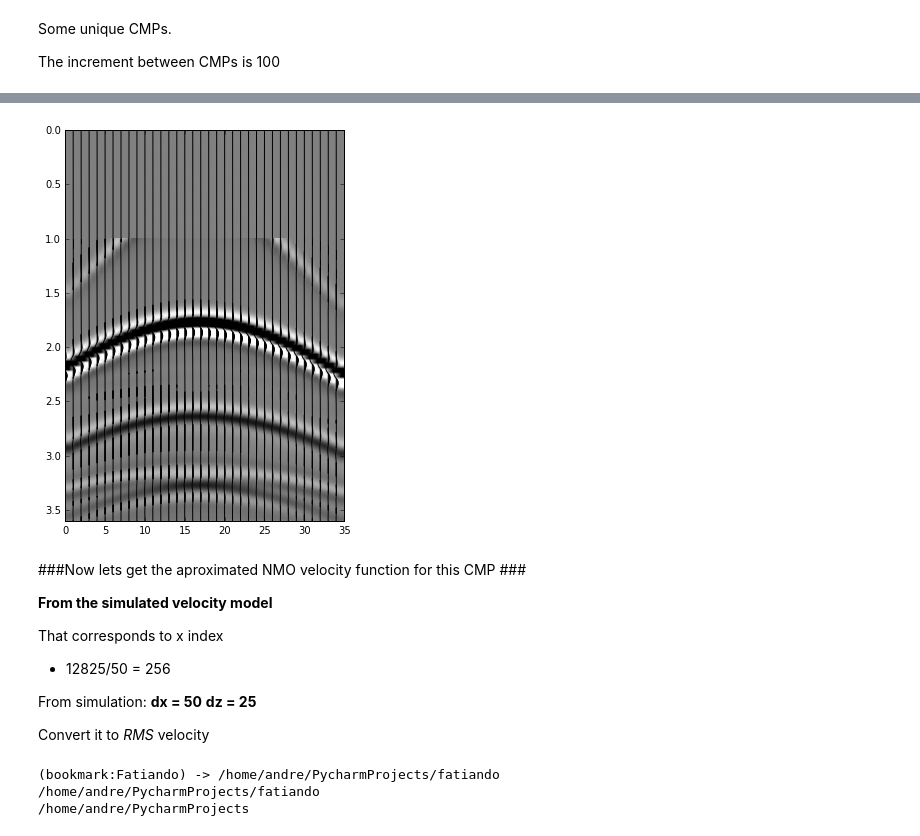
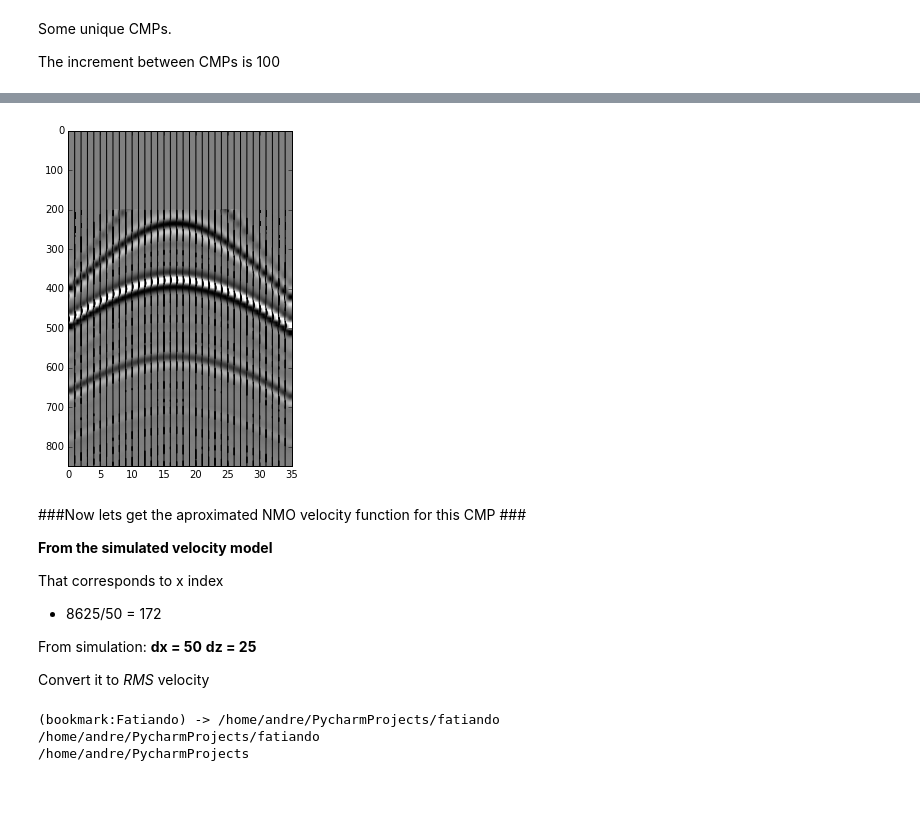
Before and after one commit to eusoubrasileiro/geonumerics, a Jupyter notebook: ipython_notebooks/Geonumerics - Nmo and Rms velocity.ipynb, the cells around one changed output, grey strips where cells are left out. Saved outputs shown, nothing was run; the diff lists cells and outputs as text; code cells hidden in the pictures; blank space fills up the shorter version.

```diff
--- a/ipython_notebooks/Geonumerics - Nmo and Rms velocity.ipynb
+++ b/ipython_notebooks/Geonumerics - Nmo and Rms velocity.ipynb
@@ -169,6 +176,5 @@ Creat the Traces[] list that is ([trace samples], htrace info]
 # %%
-%cd Fatiando
 import numpy as np
-shots = np.load('arrayshots_70s.npy')
+shots = np.load('arrayshots_70s_900_01_11_2015.npy')
 print shots.shape
 # %% [output]
@@ -178,9 +188,9 @@ print shots.shape
 # %%
-dtraces = np.zeros((7000, 900))
+dtraces = np.zeros((7000, 848))
 p=0
 for i in xrange(100):
     for j in xrange(70):
-        dtraces[p, :] = shots[i, :, j]
+        dtraces[p, :] = shots[i, :848, j]
         p += 1
 # %% [markdown]
 ###For easier manipulation of traces based on headers we will use Pandas###
@@ -222,5 +247,5 @@ print df_traces.cmp.unique()[190:200]
 # %%
-CMPi = 12825
+CMPi = 8625
 cmpn = df_traces[ df_traces['cmp'] == CMPi  ].traces.values
 cmpnffsets =  df_traces[ df_traces['cmp'] == CMPi  ].abs_offset.values
 cmpn = np.array([ cmpn[i] for i in range(size(cmpn)) ])
@@ -241,18 +271,21 @@ Then filtering to central source frequency **fc = 9 Hz** would be:
 # %%
 from scipy import signal
 from fatiando.vis import mpl
+
+sim_dt = 0.00433034793813
 
 #Now create a lowpass Butterworth to lowpass the source frequency
 fir = signal.firwin(527, 0.15)
 for i in xrange(35):
     cmpn[:, i] = signal.convolve(cmpn[:, i], fir, 'same') # first must be the larger array
 
-cmpn[:250,:] = 0.0 # gambiarra instead of fk for direct arrivals
-figure(figsize=(5, 7))
-mpl.seismic_image(cmpn, vmin=-.001, vmax=0.001, aspect='auto')
-mpl.seismic_wiggle(cmpn, scale=100)
+cmpn[:200,:] = 0.0 # gambiarra instead of fk for direct arrivals
+figure(figsize=(4, 6), dpi=200)
+dt = 0.00433034793813
+mpl.seismic_image(cmpn, dt=1, vmin=-.001, vmax=0.001, aspect='auto')
+mpl.seismic_wiggle(cmpn, dt=1, scale=100)
 # %% [output]
-[figure, old version]
+[figure, new version]
 # %% [markdown]
 ###Now lets get the aproximated NMO velocity function for this CMP ###
 
@@ -260,7 +293,7 @@ mpl.seismic_wiggle(cmpn, scale=100)
 
 That corresponds to x index
 
-* 12825/50 = 256
+* 8625/50 = 172
 
 From simulation:  **dx = 50**  **dz = 25**
 
```
Also changed, not shown: parts of 18 cells of this notebook, 1 other file.
